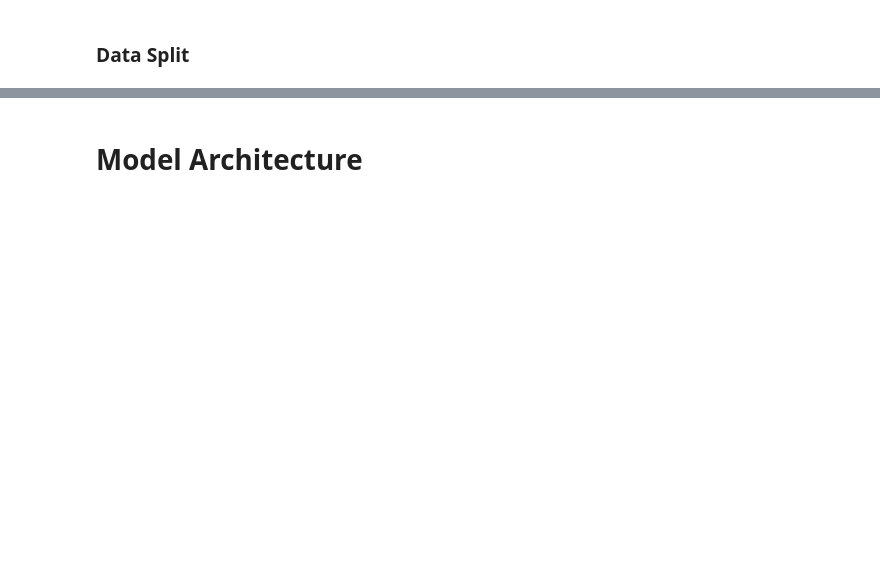
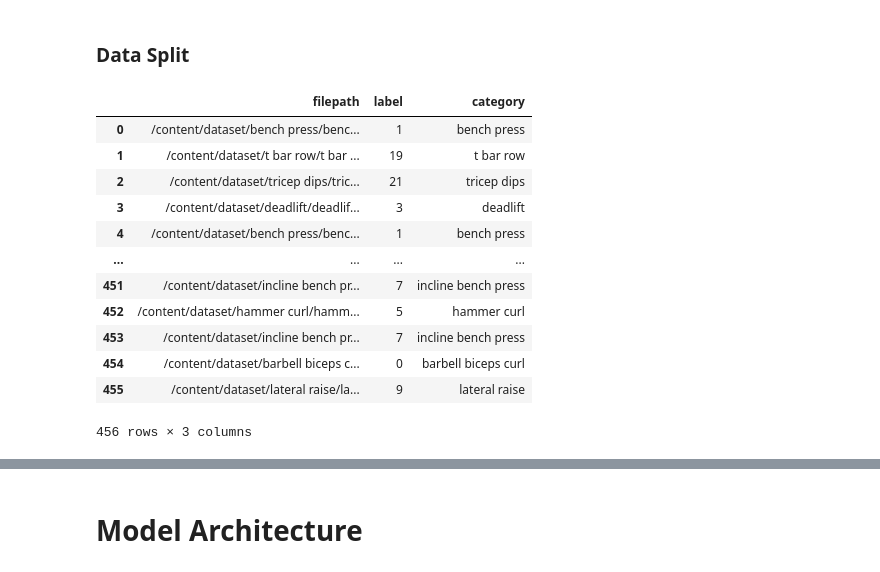
Before and after one commit to ShannieChacham/Workout_Exercises_Video_Classifier, a Jupyter notebook: Shannie_Chacham.ipynb, the cells around one changed output, grey strips where cells are left out. Cells and saved outputs as stored; diff of their text form; code cells hidden in the pictures; blank space fills up the shorter version.

```diff
--- a/Shannie_Chacham.ipynb
+++ b/Shannie_Chacham.ipynb
@@ -291,2 +309,18 @@ train_df, val_df, test_df = build_split_csv(video_df, output_dir=splits_dir)
+# %%
+train_df
+# %% [output]
+|  | filepath | label | category |
+| 0 | /content/dataset/bench press/benc... | 1 | bench press |
+| 1 | /content/dataset/t bar row/t bar ... | 19 | t bar row |
+| 2 | /content/dataset/tricep dips/tric... | 21 | tricep dips |
+| 3 | /content/dataset/deadlift/deadlif... | 3 | deadlift |
+| 4 | /content/dataset/bench press/benc... | 1 | bench press |
+| ... | ... | ... | ... |
+| 451 | /content/dataset/incline bench pr... | 7 | incline bench press |
+| 452 | /content/dataset/hammer curl/hamm... | 5 | hammer curl |
+| 453 | /content/dataset/incline bench pr... | 7 | incline bench press |
+| 454 | /content/dataset/barbell biceps c... | 0 | barbell biceps curl |
+| 455 | /content/dataset/lateral raise/la... | 9 | lateral raise |
+456 rows × 3 columns
 # %%
 # Count per category for each split
```
Also changed, not shown: parts of 21 cells of this notebook.
